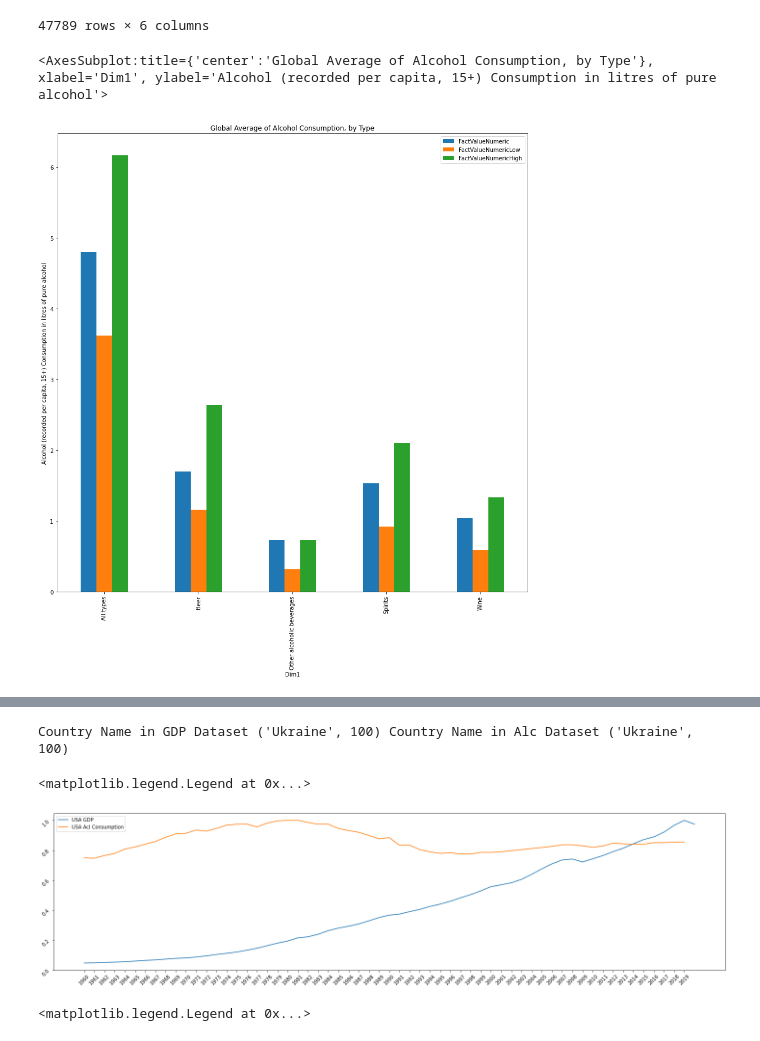
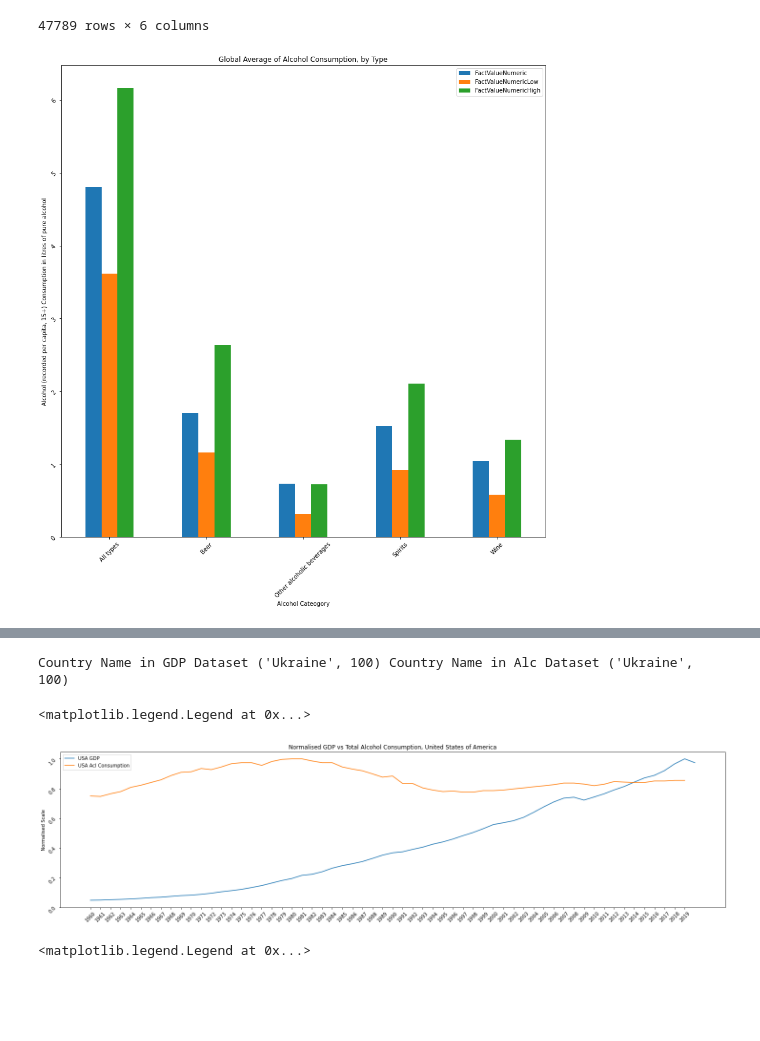
Before and after one commit to stuartbrown4/Big-Data-Assignment, a Jupyter notebook: Data-Handling-01.ipynb, the cells around one changed output, grey strips where cells are left out. Drawn from its saved outputs; the diff is of its cells as text; code cells hidden in the pictures; blank space fills up the shorter version.

Commit message:
new plots

```diff
--- a/Data-Handling-01.ipynb
+++ b/Data-Handling-01.ipynb
@@ -48,11 +48,12 @@ df
 | 47788 | Austria | 1960 | All types | 8.91 | NaN | NaN |
 47789 rows × 6 columns
 # %%
-df.drop(['Period'], axis=1).groupby('Dim1').mean().plot(kind='bar', figsize=(15,15), title='Global Average of Alcohol Consumption, by Type',
-                                                        ylabel='Alcohol (recorded per capita, 15+) Consumption in litres of pure alcohol')
+ax = df.drop(['Period'], axis=1).groupby('Dim1').mean().plot(kind='bar', figsize=(15,15), title='Global Average of Alcohol Consumption, by Type',
+                                                        ylabel='Alcohol (recorded per capita, 15+) Consumption in litres of pure alcohol', xlabel='Alcohol Cateogory')
+
+ax.tick_params(rotation=45)
 # %% [output]
-<AxesSubplot:title={'center':'Global Average of Alcohol Consumption, by Type'}, xlabel='Dim1', ylabel='Alcohol (recorded per capita, 15+) Consumption in litres of pure alcohol'>
-[figure, old version]
+[figure, new version]
 # %%
 all_types = df[df['Dim1'] == 'All types']
 beer = df[df['Dim1'] == 'Beer']
@@ -125,10 +126,12 @@ ax.plot(x2, y2, label='USA Acl Consumption')
 ax.set_xticks(np.arange(len(usa_consumption)))
 ax.set_xticklabels(years)
 ax.tick_params(labelrotation=45)
+ax.set_title('Normalised GDP vs Total Alcohol Consumption, United States of America')
+ax.set_ylabel('Normalised Scale')
 ax.legend()
 # %% [output]
 <matplotlib.legend.Legend at 0x...>
-[figure, old version]
+[figure, new version]
 # %%
 x1 = np.arange(0, len(gbr_gdp), step=1)
 y1 = gbr_gdp['scaled gdp'].to_list()
```
Also changed, not shown: 3 other files.
